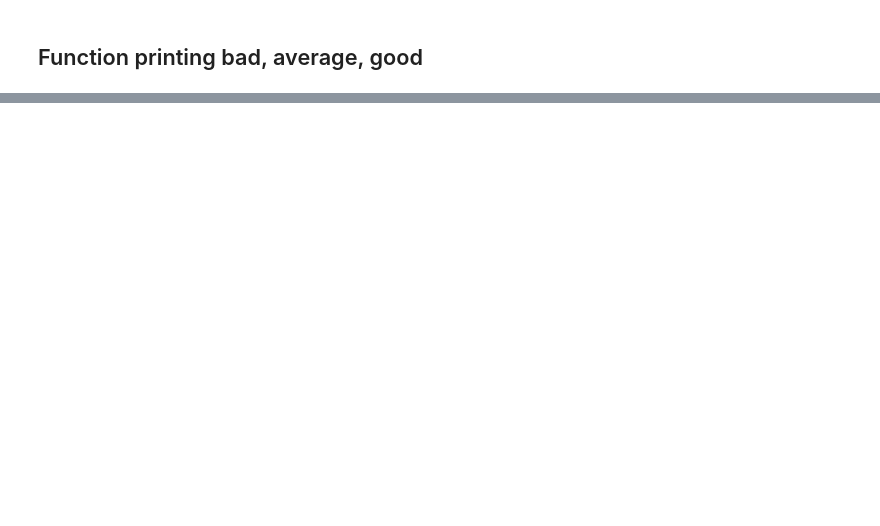
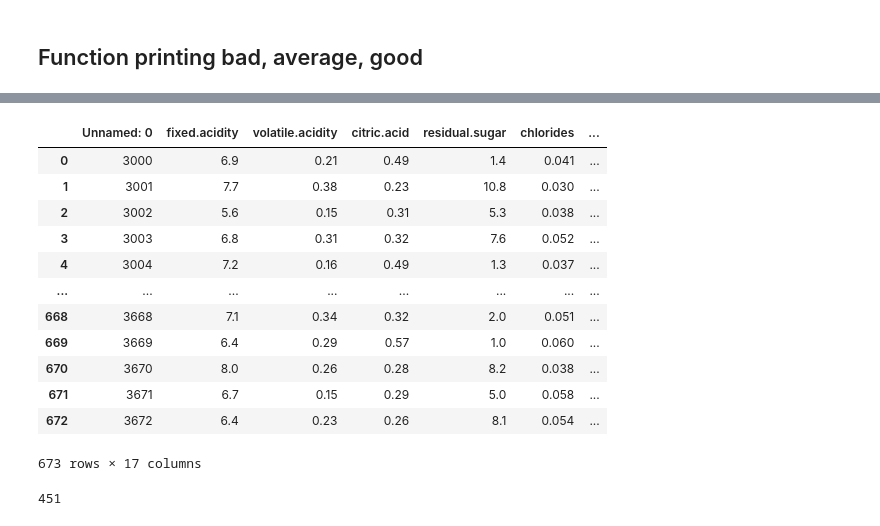
Before and after one commit to tijilicious/Wine-quality-prediction-and-validation-, a Jupyter notebook: Wine quality prediction.ipynb, the cells around one changed output, grey strips where cells are left out. Cells and saved outputs as stored; diff of their text form; code cells hidden in the pictures; blank space fills up the shorter version.

```diff
--- a/Wine quality prediction.ipynb
+++ b/Wine quality prediction.ipynb
@@ -238,0 +317,29 @@ Bad
+# %%
+truth_quality=df2['quality']
+# %%
+truth_label=[]
+for values in truth_quality:
+    if values>6:
+        truth_label.append('good')
+    elif values<6:
+        truth_label.append('bad')
+    else:
+        truth_label.append('average')
+# %%
+df2['truth_label']=truth_label
+# %%
+df2
+# %% [output]
+|  | Unnamed: 0 | fixed.acidity | volatile.acidity | citric.acid | residual.sugar | chlorides | ... |
+| 0 | 3000 | 6.9 | 0.21 | 0.49 | 1.4 | 0.041 | ... |
+| 1 | 3001 | 7.7 | 0.38 | 0.23 | 10.8 | 0.030 | ... |
+| 2 | 3002 | 5.6 | 0.15 | 0.31 | 5.3 | 0.038 | ... |
+| 3 | 3003 | 6.8 | 0.31 | 0.32 | 7.6 | 0.052 | ... |
+| 4 | 3004 | 7.2 | 0.16 | 0.49 | 1.3 | 0.037 | ... |
+| ... | ... | ... | ... | ... | ... | ... | ... |
+| 668 | 3668 | 7.1 | 0.34 | 0.32 | 2.0 | 0.051 | ... |
+| 669 | 3669 | 6.4 | 0.29 | 0.57 | 1.0 | 0.060 | ... |
+| 670 | 3670 | 8.0 | 0.26 | 0.28 | 8.2 | 0.038 | ... |
+| 671 | 3671 | 6.7 | 0.15 | 0.29 | 5.0 | 0.058 | ... |
+| 672 | 3672 | 6.4 | 0.23 | 0.26 | 8.1 | 0.054 | ... |
+673 rows × 17 columns
@@ -238,0 +359,8 @@ Bad
+# %%
+i=0
+for a,b in zip(truth_label,rf_label):
+    if a==b:
+        i=i+1
+i
+# %% [output]
+451
```
Also changed, not shown: parts of 20 cells of this notebook, 1 other file.
